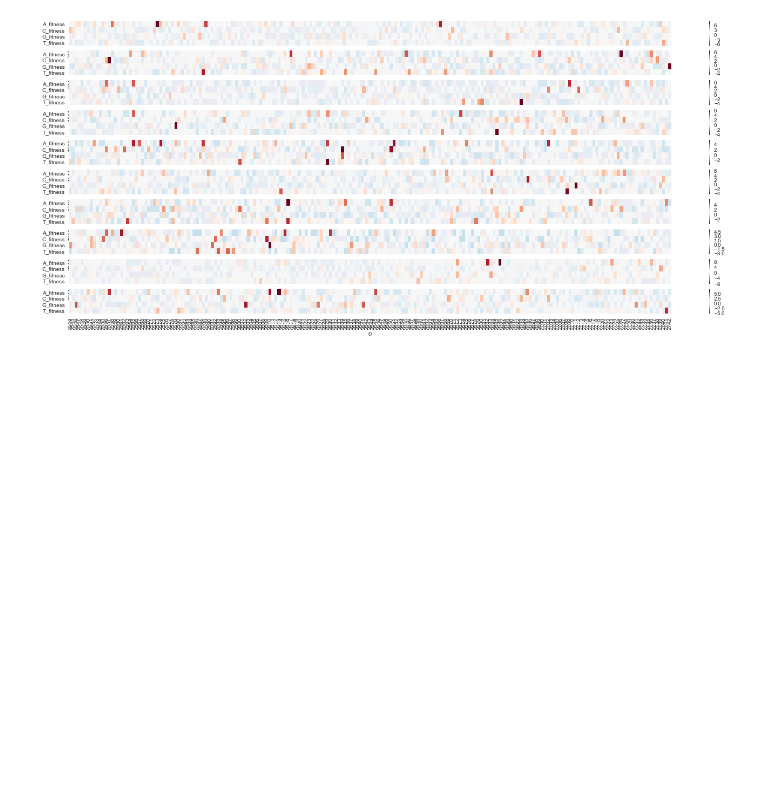
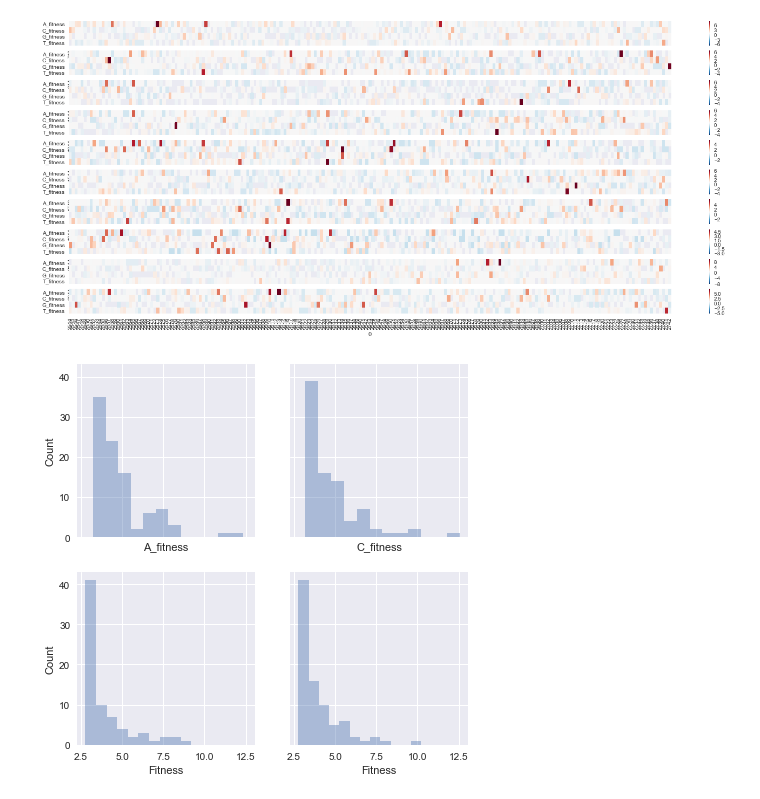
Before and after one commit to adamcatching/Polio_DIPS, a Jupyter notebook: notebook/2018_07/2018_07_06.ipynb, the cells around one changed output. Saved outputs shown, nothing was run; the diff lists cells and outputs as text; code cells hidden in the pictures; blank space fills up the shorter version.

```diff
--- a/notebook/2018_07/2018_07_06.ipynb
+++ b/notebook/2018_07/2018_07_06.ipynb
@@ -221,5 +223,5 @@ def fitness_dataframe(df_1, df_2):
     temp_fitness['G_fitness'] = df_2['G_prob'] / df_1['G_prob']
     temp_fitness['T_fitness'] = df_2['T_prob'] / df_1['T_prob']
     temp_fitness = temp_fitness.replace(np.inf, 1)
-
+    temp_fitness = temp_fitness.replace(np.nan, 0)
     return temp_fitness
@@ -227,0 +228,34 @@ def fitness_dataframe(df_1, df_2):
+# %%
+# Create list with only the nucleotide counts for replicates 1
+rep_1_nuc_counts = [q20_dataframe(x) for x in pv1_passage_rep_1_files]
+# %%
+# Create list of fitness dataframes
+rep_1_fitness = []
+for i in range(len(rep_1_nuc_counts)-1):
+    temp_df = fitness_dataframe(rep_1_nuc_counts[i+1], rep_1_nuc_counts[i])
+    rep_1_fitness.append(temp_df)
+# %%
+rep_1_test_mean_std = rep_1_fitness[0].mean() + 3*rep_1_fitness[0].std()
+rep_1_test_A = rep_1_fitness[0]['A_fitness']
+rep_1_test_C = rep_1_fitness[0]['C_fitness']
+rep_1_test_G = rep_1_fitness[0]['G_fitness']
+rep_1_test_T = rep_1_fitness[0]['T_fitness']
+
+# Calculate Mean values
+rep_1_test_A_thresh = rep_1_test_A.mean() + 3 * rep_1_test_A.std()
+rep_1_test_C_thresh = rep_1_test_C.mean() + 3 * rep_1_test_C.std()
+rep_1_test_G_thresh = rep_1_test_G.mean() + 3 * rep_1_test_G.std()
+rep_1_test_T_thresh = rep_1_test_T.mean() + 3 * rep_1_test_T.std()
+# %%
+fig, axes = plt.subplots(2, 2, figsize=(7, 7), sharex=True, sharey=True)
+sns.distplot(rep_1_test_A[rep_1_test_A>rep_1_test_A_thresh], kde=False, ax=axes[0, 0])
+axes[0, 0].set_ylabel('Count')
+sns.distplot(rep_1_test_C[rep_1_test_C>rep_1_test_C_thresh], kde=False, ax=axes[0, 1])
+sns.distplot(rep_1_test_G[rep_1_test_G>rep_1_test_G_thresh], kde=False, ax=axes[1, 0])
+axes[1, 0].set_ylabel('Count')
+axes[1, 0].set_xlabel('Fitness')
+sns.distplot(rep_1_test_T[rep_1_test_T>rep_1_test_T_thresh], kde=False, ax=axes[1, 1])
+axes[1, 1].set_xlabel('Fitness')
+plt.show()
+# %% [output]
+[figure, added]
```
Also changed, not shown: parts of 9 cells of this notebook.
